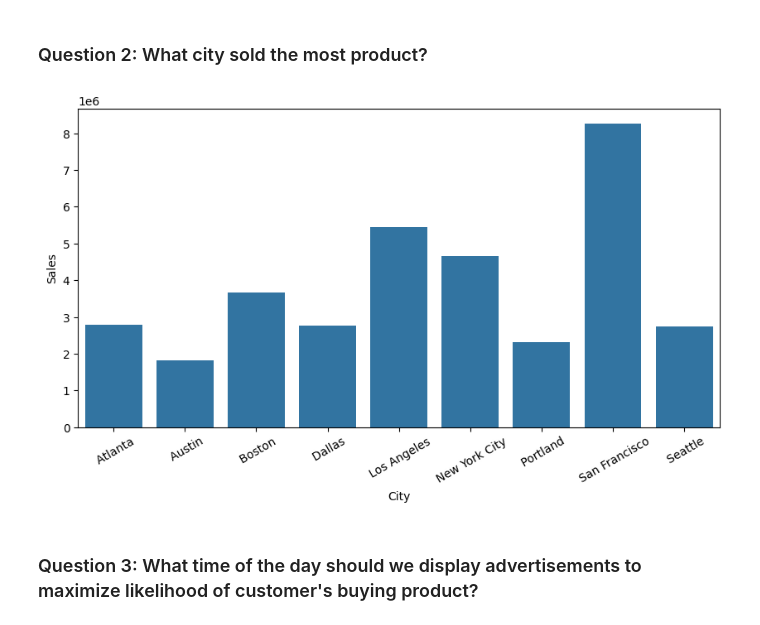
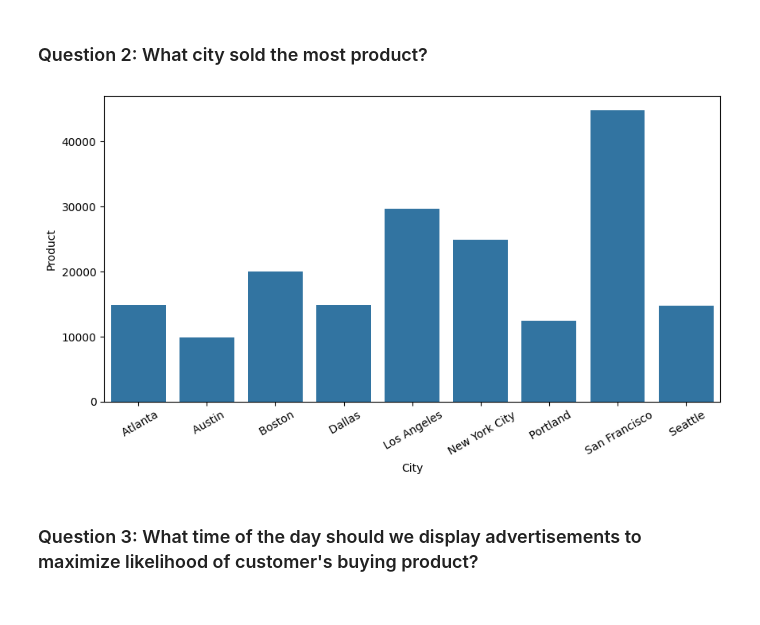
Before and after one commit to saroj-Neupane/Ecommerce-Sales-Data-Analysis, a Jupyter notebook: Sales_Data_Analysis.ipynb, the cells around one changed output. Saved outputs shown, nothing was run; the diff lists cells and outputs as text; code cells hidden in the pictures.

```diff
--- a/Sales_Data_Analysis.ipynb
+++ b/Sales_Data_Analysis.ipynb
@@ -104,12 +87,12 @@ max(df_monthly_sales)
 # %%
 # First, we have to extract city from the address and make new column named 'City'
 df['City'] = df['Purchase Address'].str.split(',').str[1]
 plt.figure(figsize=(10,5))
 plt.xticks(rotation=30)
-sns.barplot(df.groupby('City')['Sales'].sum())
+sns.barplot(df.groupby('City')['Product'].count())
 plt.show()
 # %% [output]
-[figure, old version]
+[figure, new version]
 # %% [markdown]
 ### Question 3: What time of the day should we display advertisements to maximize likelihood of customer's buying product?
 # %%
```
Also changed, not shown: parts of 4 cells of this notebook.
